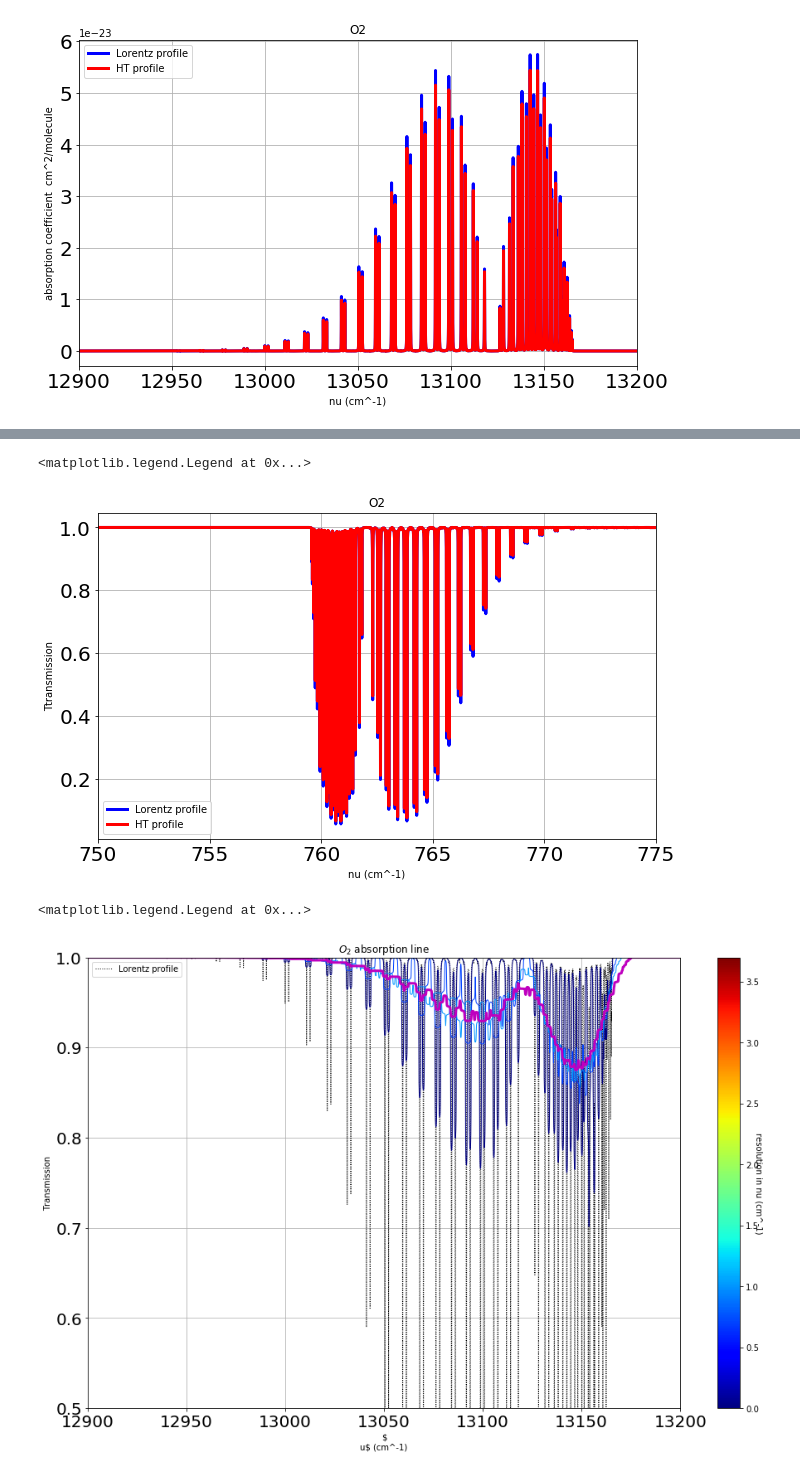
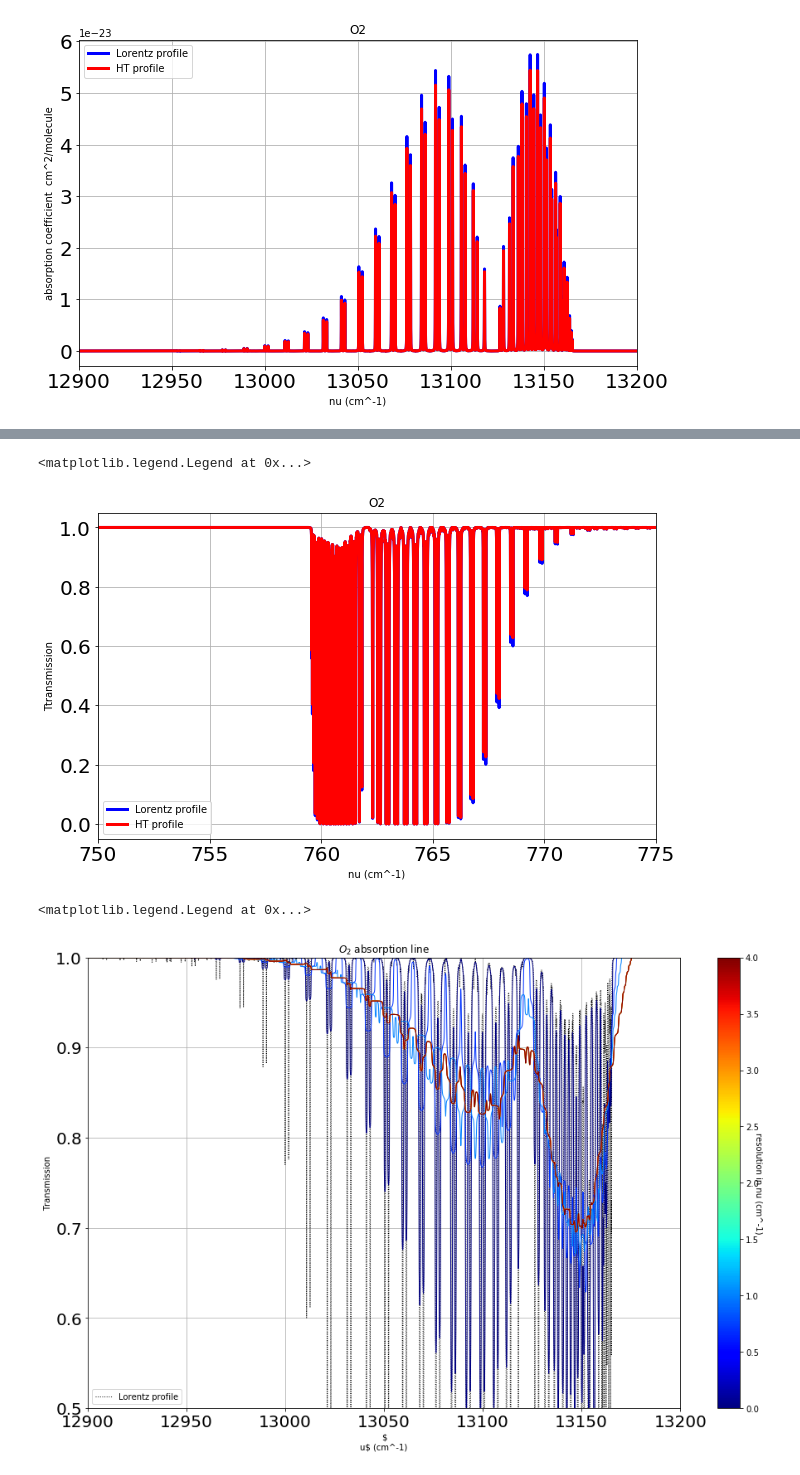
Before and after one commit to LSSTDESC/ModtranLibRadTranComp, a Jupyter notebook: TransmissionO2_hitran.ipynb, the cells around one changed output, grey strips where cells are left out. Drawn from its saved outputs; the diff is of its cells as text; code cells hidden in the pictures.

```diff
--- a/TransmissionO2_hitran.ipynb
+++ b/TransmissionO2_hitran.ipynb
@@ -118,8 +118,8 @@ ax.legend()
 [figure]
 # %%
 #nu,trans = transmittanceSpectrum(nu2,coef2)
-nu1,transm1 = transmittanceSpectrum(nu1,coef1*rho_O2,Environment={'l':10000.})
-nu2,transm2 = transmittanceSpectrum(nu2,coef2*rho_O2,Environment={'l':10000.})
+nu1,transm1 = transmittanceSpectrum(nu1,coef1*rho_O2,Environment={'l':50000.})
+nu2,transm2 = transmittanceSpectrum(nu2,coef2*rho_O2,Environment={'l':50000.})
 # %%
 fig = plt.figure(figsize=(10,6))
 ax = fig.add_subplot(1,1,1)
@@ -157,14 +157,14 @@ ax.set_xlim(750.,775)
 ax.legend()
 # %% [output]
 <matplotlib.legend.Legend at 0x...>
-[figure, old version]
+[figure, new version]
 # %%
 nu_,transm_,i1,i2,slit = convolveSpectrum(nu1,transm1,SlitFunction=SLIT_RECTANGULAR,Resolution=1000.)
 # %%
 import matplotlib.colors as colors
 import matplotlib.cm as cmx
 # %%
-resolution=np.array([1.,5.,10.,50.,100.,500.,1000.,5000.])
+resolution=np.array([1.,5.,10.,50.,100.,500.,1000.,5000.,10000])
 NBRESO=len(resolution)
 
 jet = cm = plt.get_cmap('jet')
@@ -189,35 +189,35 @@ ax = fig.add_subplot(1,1,1)
 ax.plot(nu1,transm1,'k:',lw=1,label='Lorentz profile')
 
 idx=0
 for reso in resolution:
     filt_nu_,filt_transm_,i1,i2,slit = convolveSpectrum(nu1,transm1,SlitFunction=SLIT_RECTANGULAR,Resolution=reso)
     colorVal = scalarMap.to_rgba(np.log10(reso))
     #colorval=cNorm.to_rgba(reso)
     ax.plot(filt_nu_,filt_transm_,color=colorVal,lw=1)
     idx+=1
 
 
-ax.plot(nu_,transm_,color="m",lw=3)
+#ax.plot(nu_,transm_,color="m",lw=3)
 
 
 for tick in ax.xaxis.get_major_ticks():
     tick.label.set_fontsize(20)
 for tick in ax.yaxis.get_major_ticks():
     tick.label.set_fontsize(20)
 
 cbar=fig.colorbar(scalarMap)
 cbar.set_label('resolution in nu (cm^-1)', rotation=270)
 
 ax.grid(True)
 ax.set_title("$O_2$ absorption line")
 ax.set_xlabel("$\nu$ (cm^-1)")
 ax.set_ylabel('Transmission')
 ax.set_xlim(12900.,13200.)
 ax.set_ylim(0.5,1.)
 ax.legend()
 # %% [output]
 <matplotlib.legend.Legend at 0x...>
-[figure, old version]
+[figure, new version]
 # %%
 fig = plt.figure(figsize=(10,6))
 ax = fig.add_subplot(1,1,1)
```
Also changed, not shown: parts of 2 cells of this notebook.
